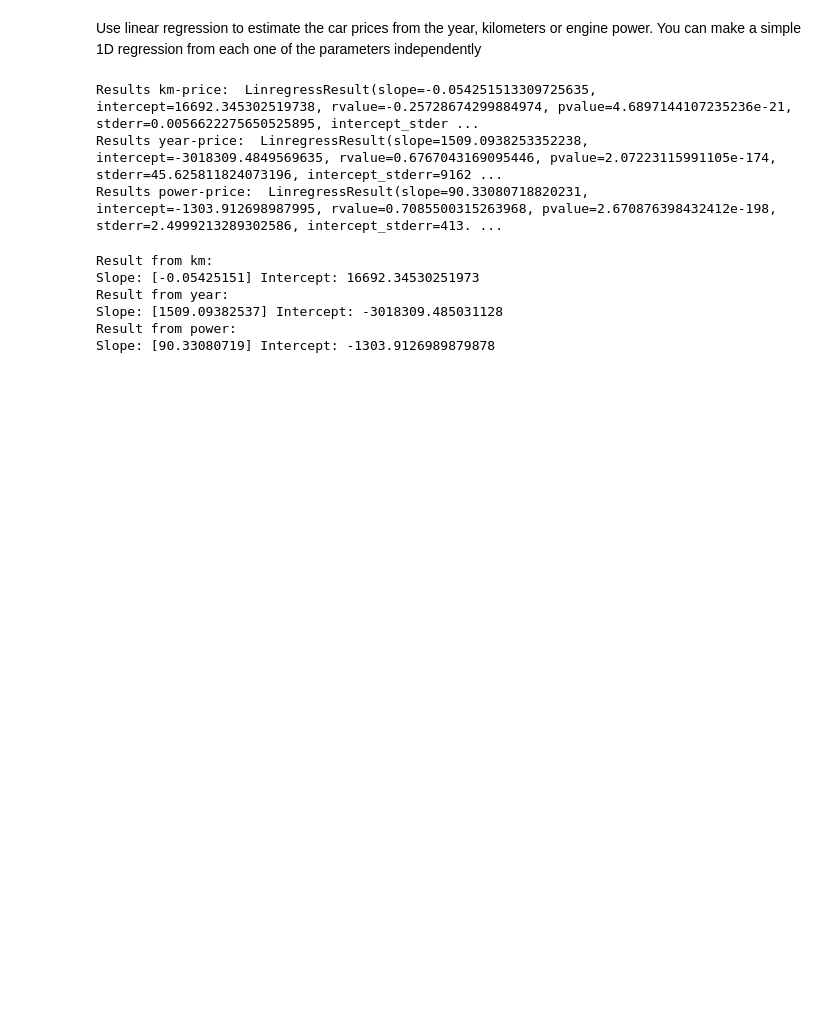
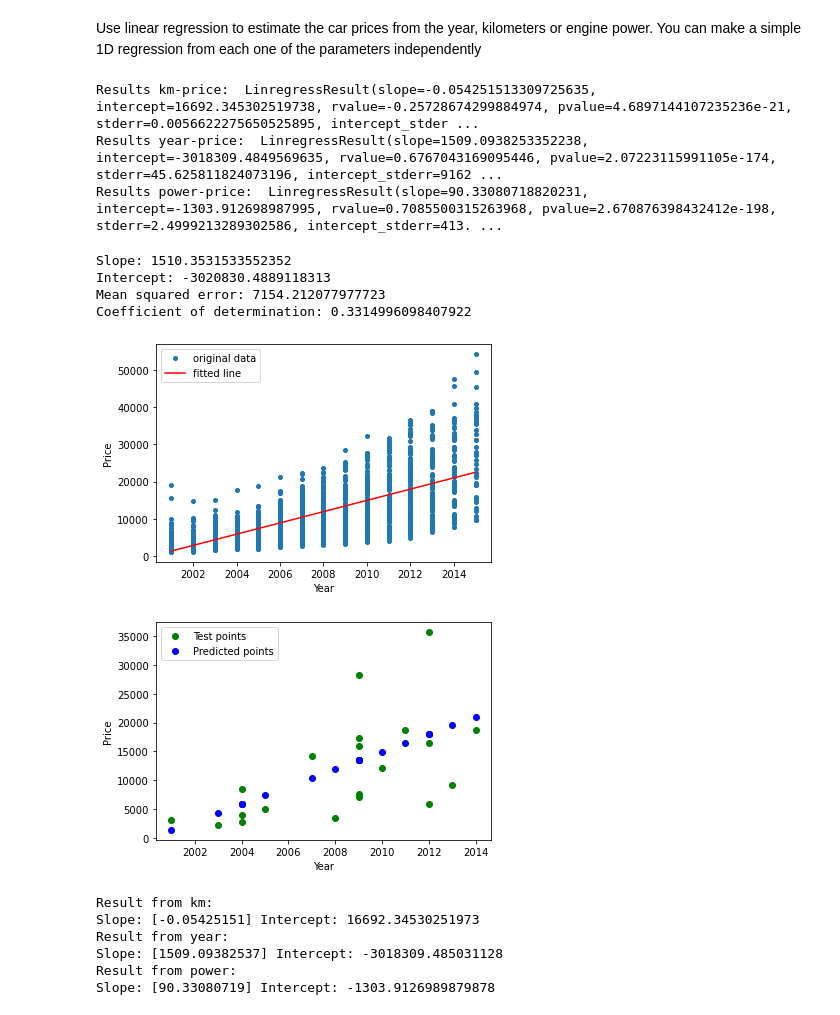
Before and after one commit to NicolaZomer/MachineLearning_Y2122, a Jupyter notebook: lab0/lab0_assignment.ipynb, the cells around one changed output. Saved outputs shown, nothing was run; the diff lists cells and outputs as text; code cells hidden in the pictures; blank space fills up the shorter version.

```diff
--- a/lab0/lab0_assignment.ipynb
+++ b/lab0/lab0_assignment.ipynb
@@ -88,3 +77,72 @@ data_year_y_test = data_year[:, 1][-20:]
+# %%
+
+# (Optional) linear regression with linear_model.LinearRegression() (estimate price from year)
+# Recall that in Python a mx1 matrix is different from a 1D array -> need to reshape
+
+# Split the data/targets randomly into training/testing sets
+test_size = 20
+number_data = data_year.shape[0]
+random_indices = np.random.choice(number_data, size = test_size, replace=False)
+
+data_year_x_test = data_year[random_indices, 0]
+data_year_y_test = data_year[random_indices, 1]
+
+mask = np.ones(number_data, dtype = 'bool')
+mask[random_indices] = False
+data_year_x_train = data_year[mask, 0]
+data_year_y_train = data_year[mask, 1]
+
+# Reshape
+# Not needed if you extract the column in this way: data_year_x_test = data_year[random_indices, 0:1]
+data_year_x_train = data_year_x_train[:, np.newaxis]
+data_year_x_test = data_year_x_test[:, np.newaxis]
+
+# # OLD SPLITTING (NOT RANDOM)
+# data_year_x_train = data_year[:, 0][:-20]
+# data_year_x_test = data_year[:, 0][-20:]
+# data_year_x_train = data_year_x_train[:, np.newaxis]
+# data_year_x_test = data_year_x_test[:, np.newaxis]
+# # Split the targets into training/testing sets
+# data_year_y_train = data_year[:, 1][:-20]
+# data_year_y_test = data_year[:, 1][-20:]
+
+# Use the model
+model = linear_model.LinearRegression()
+results = model.fit(data_year_x_train, data_year_y_train)
+
+# Coefficients
+print('Slope:', results.coef_[0])
+print('Intercept:', results.intercept_)
+
+# Make predictions
+data_year_pred = results.predict(data_year_x_test)
+print('Mean squared error:', sl.metrics.mean_squared_error(data_year_y_test, data_year_pred, squared = False))
+
+# rvalue
+print("Coefficient of determination:", results.score(data_year_x_test, data_year_y_test))
+
+# plot results
+plt.plot (data_year[:, 0], data_year[:, 1], 'o', label= 'original data', markersize = 4)
+plt.plot (data_year[:, 0], results.intercept_ + results.coef_*data_year[:, 0], 'r', label = 'fitted line')
+plt.xlabel('Year')
+plt.ylabel('Price')
+plt.legend()
+plt.show()
+
+# Prediction vs test
+plt.plot(data_year_x_test, data_year_y_test, 'o', color = 'green', label = 'Test points')
+plt.plot(data_year_x_test, data_year_pred, 'o', color = 'blue', label = 'Predicted points')
+plt.xlabel('Year')
+plt.ylabel('Price')
+plt.legend()
+plt.show()
+# %% [output]
+Slope: 1510.3531533552352
+Intercept: -3020830.4889118313
+Mean squared error: 7154.212077977723
+Coefficient of determination: 0.3314996098407922
+[figure, added]
+[figure, added]
 # %%
 # (Optional) perform linear regression with a manually implemented least squares (estimate price from year)
 # You should get exactly the same solution of linregress !
```
Also changed, not shown: parts of 5 cells of this notebook.
